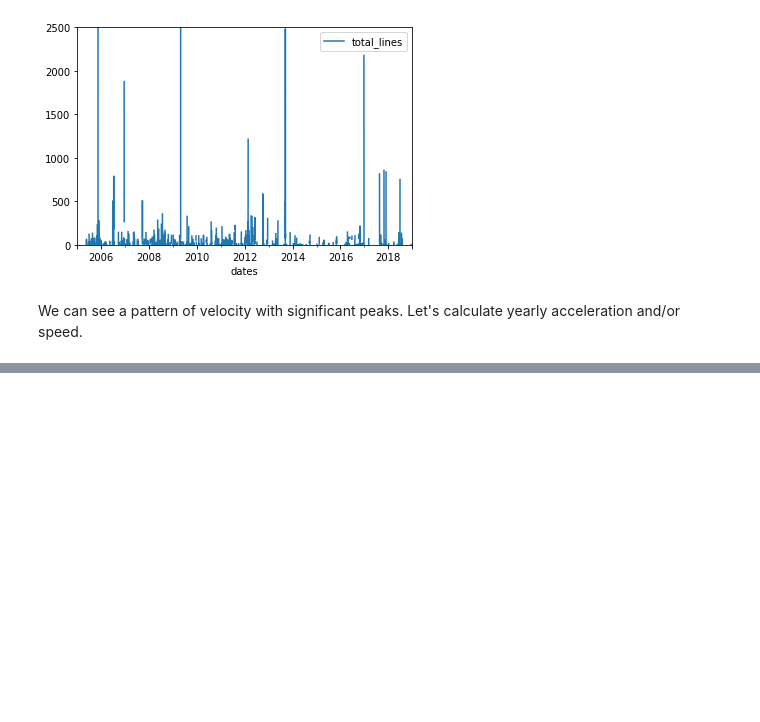
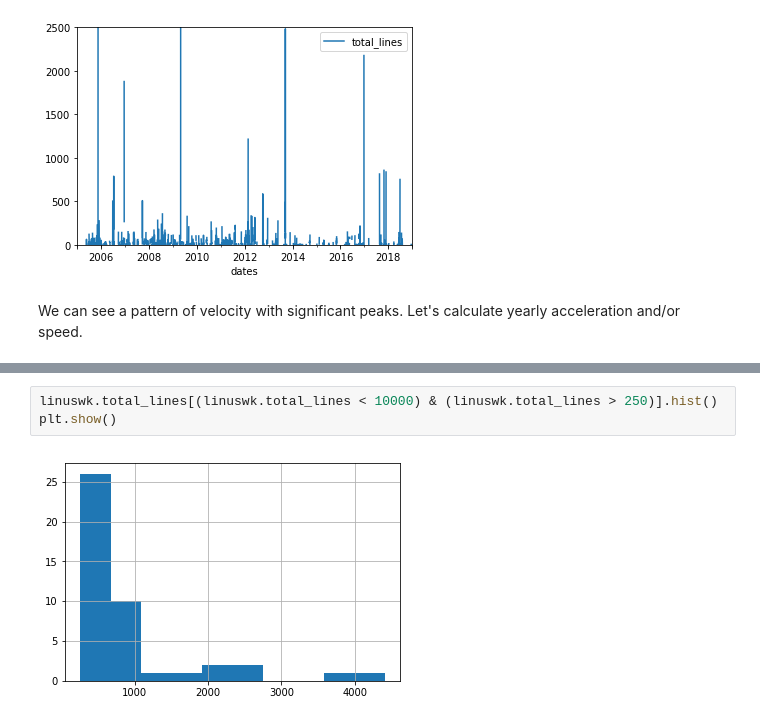
Before and after one commit to tbonza/EDS19, a Jupyter notebook: project/developer_velocity.ipynb, the cells around one changed output, grey strips where cells are left out. Saved outputs shown, nothing was run; the diff lists cells and outputs as text; blank space fills up the shorter version.

```diff
--- a/project/developer_velocity.ipynb
+++ b/project/developer_velocity.ipynb
@@ -240,0 +269,5 @@ calculate yearly acceleration and/or speed.
+# %%
+linuswk.total_lines[(linuswk.total_lines < 10000) & (linuswk.total_lines > 250)].hist()
+plt.show()
+# %% [output]
+[figure, added]
```
Also changed, not shown: parts of 11 cells of this notebook.
